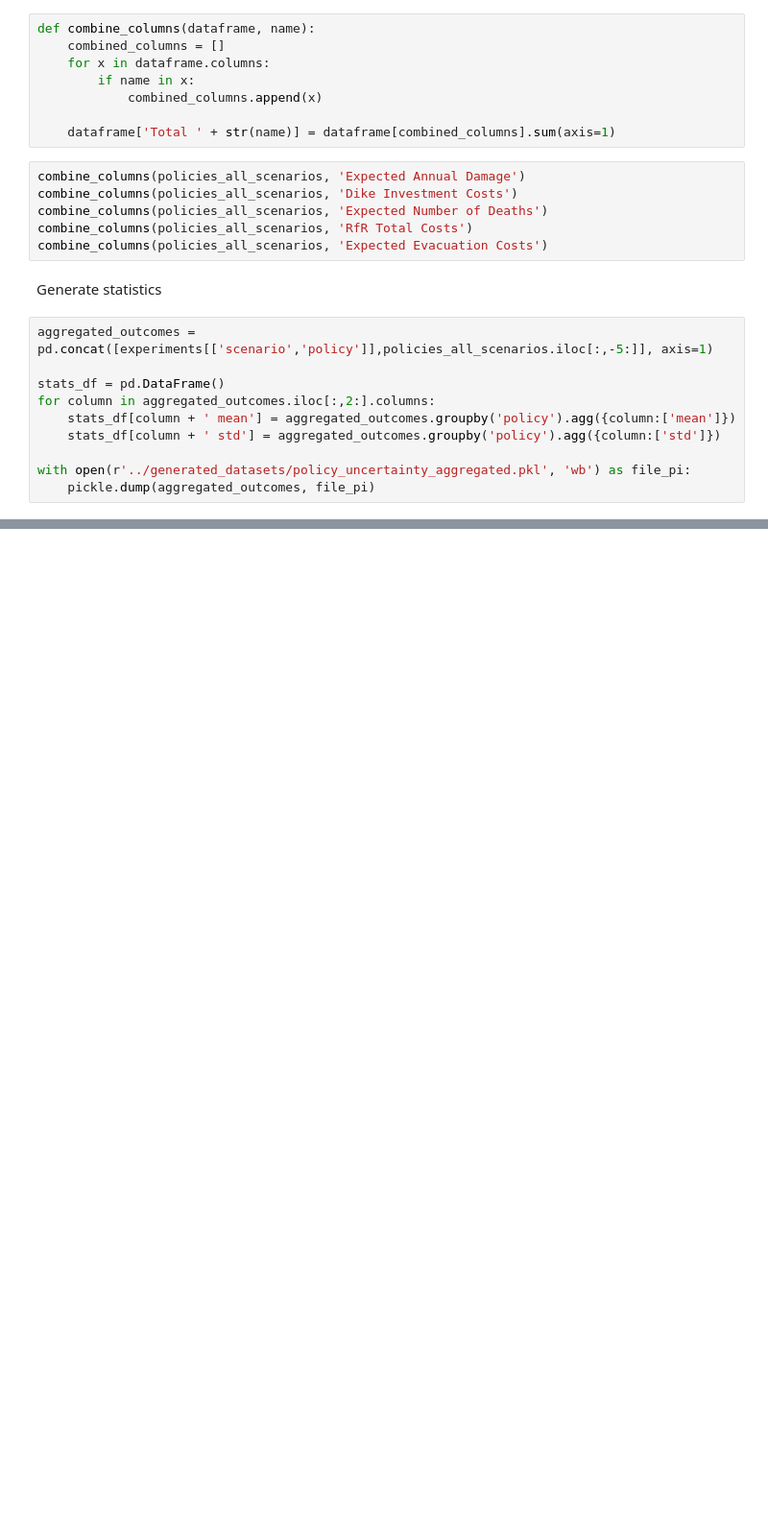
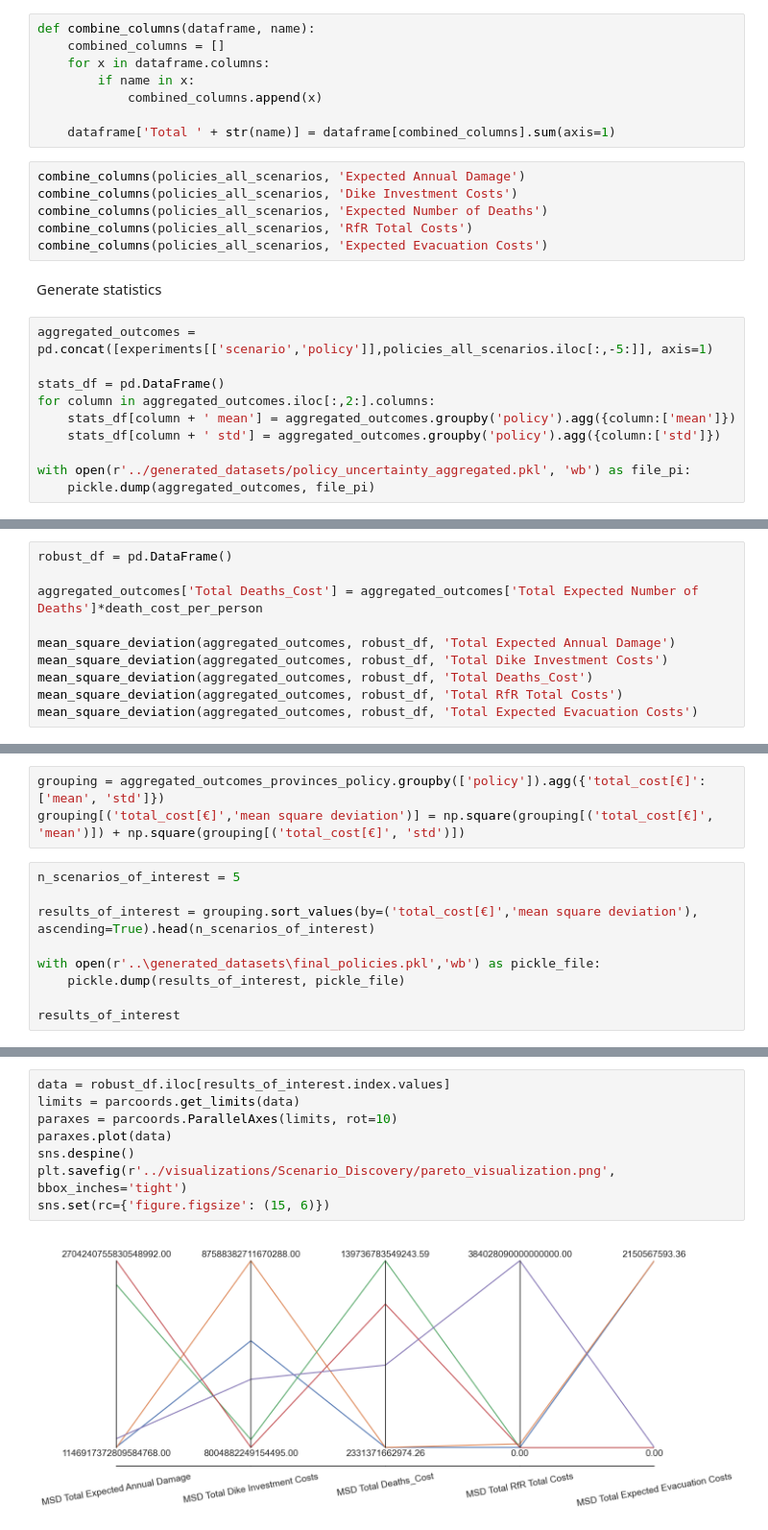
Before and after one commit to JasperBaars/EPA1361_Model-based_Decision-making, a Jupyter notebook: Final Assignment EPA1361/Model and Notebooks/3. Uncertainty Analysis.ipynb, the cells around one changed output, grey strips where cells are left out. Shown at 96% size. Cells and saved outputs as stored; diff of their text form; blank space fills up the shorter version.

```diff
--- a/Final Assignment EPA1361/Model and Notebooks/3. Uncertainty Analysis.ipynb
+++ b/Final Assignment EPA1361/Model and Notebooks/3. Uncertainty Analysis.ipynb
@@ -132,0 +279,10 @@ with open(r'../generated_datasets/policy_uncertainty_aggregated.pkl', 'wb') as f
+# %%
+robust_df = pd.DataFrame()
+
+aggregated_outcomes['Total Deaths_Cost'] = aggregated_outcomes['Total Expected Number of Deaths']*death_cost_per_person
+
+mean_square_deviation(aggregated_outcomes, robust_df, 'Total Expected Annual Damage')
+mean_square_deviation(aggregated_outcomes, robust_df, 'Total Dike Investment Costs')
+mean_square_deviation(aggregated_outcomes, robust_df, 'Total Deaths_Cost')
+mean_square_deviation(aggregated_outcomes, robust_df, 'Total RfR Total Costs')
+mean_square_deviation(aggregated_outcomes, robust_df, 'Total Expected Evacuation Costs')
@@ -132,0 +291,12 @@ with open(r'../generated_datasets/policy_uncertainty_aggregated.pkl', 'wb') as f
+# %%
+grouping = aggregated_outcomes_provinces_policy.groupby(['policy']).agg({'total_cost[€]':['mean', 'std']})
+grouping[('total_cost[€]','mean square deviation')] = np.square(grouping[('total_cost[€]', 'mean')]) + np.square(grouping[('total_cost[€]', 'std')])
+# %%
+n_scenarios_of_interest = 5
+
+results_of_interest = grouping.sort_values(by=('total_cost[€]','mean square deviation'), ascending=True).head(n_scenarios_of_interest)
+
+with open(r'..\generated_datasets\final_policies.pkl','wb') as pickle_file:
+    pickle.dump(results_of_interest, pickle_file)
+
+results_of_interest
@@ -132,0 +312,10 @@ with open(r'../generated_datasets/policy_uncertainty_aggregated.pkl', 'wb') as f
+# %%
+data = robust_df.iloc[results_of_interest.index.values]
+limits = parcoords.get_limits(data)
+paraxes = parcoords.ParallelAxes(limits, rot=10)
+paraxes.plot(data)
+sns.despine()
+plt.savefig(r'../visualizations/Scenario_Discovery/pareto_visualization.png', bbox_inches='tight')
+sns.set(rc={'figure.figsize': (15, 6)})
+# %% [output]
+[figure, added]
```
Also changed, not shown: parts of 31 cells of this notebook, 5 other files.
